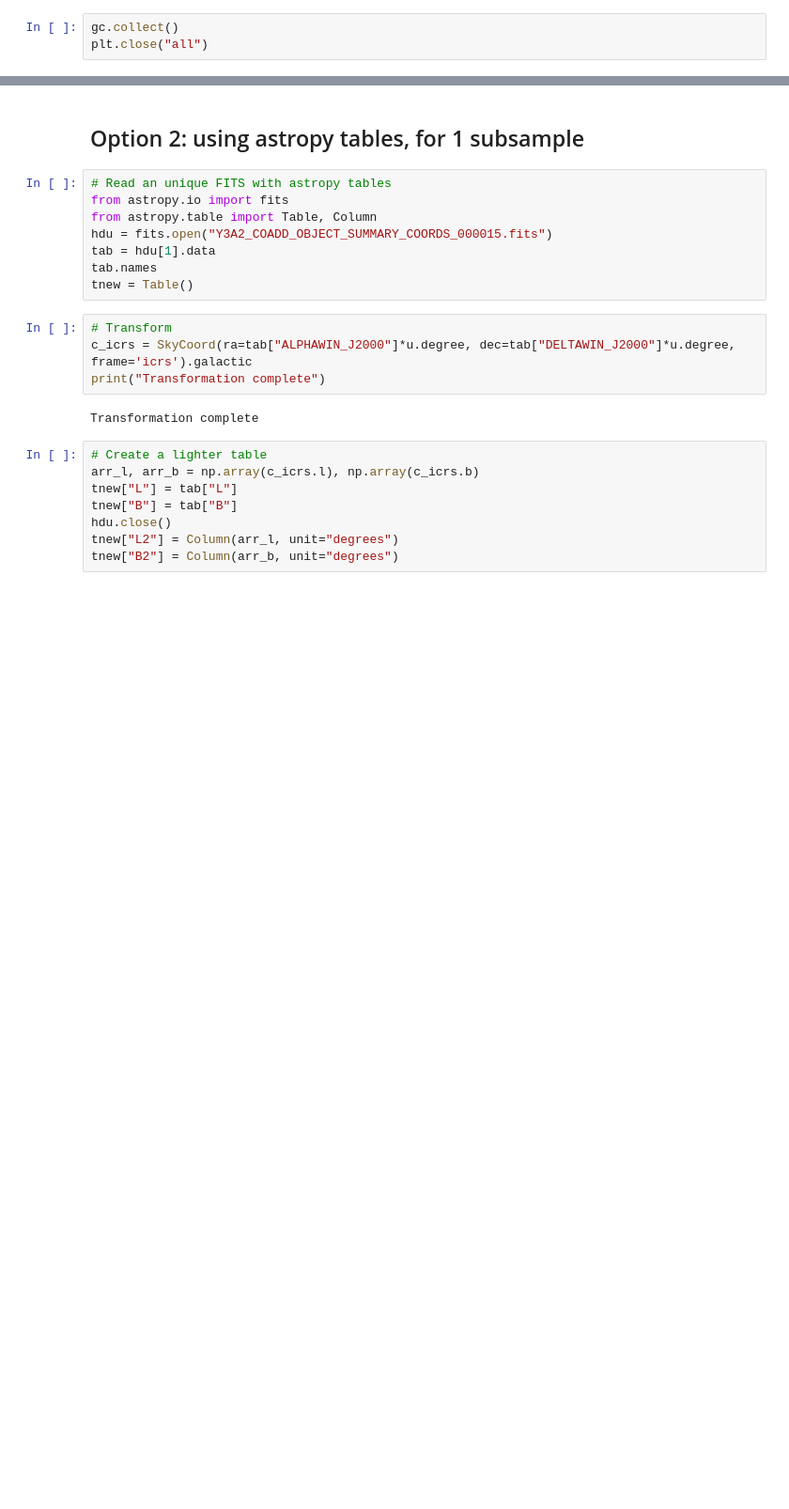
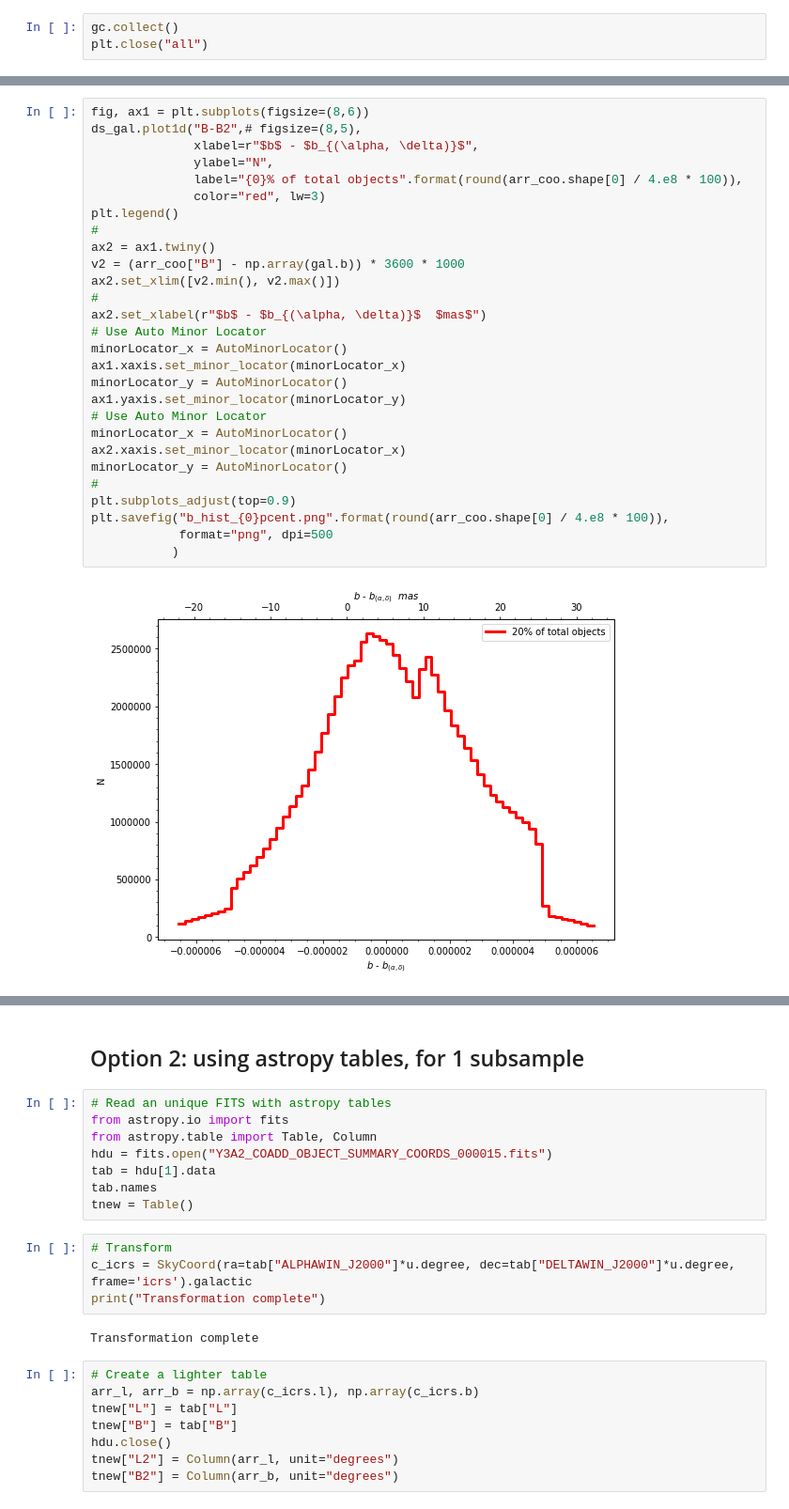
Before and after one commit to paztronomer/desdm_dr1_work, a Jupyter notebook: validation_eq2gal_coord.ipynb, the cells around one changed output, grey strips where cells are left out. Shown at 94% size. Cells and saved outputs as stored; diff of their text form; blank space fills up the shorter version.

```diff
--- a/validation_eq2gal_coord.ipynb
+++ b/validation_eq2gal_coord.ipynb
@@ -173,0 +229,30 @@ if True:
+# %%
+fig, ax1 = plt.subplots(figsize=(8,6))
+ds_gal.plot1d("B-B2",# figsize=(8,5),
+              xlabel=r"$b$ - $b_{(\alpha, \delta)}$",
+              ylabel="N",
+              label="{0}% of total objects".format(round(arr_coo.shape[0] / 4.e8 * 100)),
+              color="red", lw=3)
+plt.legend()
+#
+ax2 = ax1.twiny()
+v2 = (arr_coo["B"] - np.array(gal.b)) * 3600 * 1000
+ax2.set_xlim([v2.min(), v2.max()])
+#
+ax2.set_xlabel(r"$b$ - $b_{(\alpha, \delta)}$  $mas$")
+# Use Auto Minor Locator
+minorLocator_x = AutoMinorLocator()
+ax1.xaxis.set_minor_locator(minorLocator_x)
+minorLocator_y = AutoMinorLocator()
+ax1.yaxis.set_minor_locator(minorLocator_y)
+# Use Auto Minor Locator
+minorLocator_x = AutoMinorLocator()
+ax2.xaxis.set_minor_locator(minorLocator_x)
+minorLocator_y = AutoMinorLocator()
+#
+plt.subplots_adjust(top=0.9)
+plt.savefig("b_hist_{0}pcent.png".format(round(arr_coo.shape[0] / 4.e8 * 100)),
+            format="png", dpi=500
+           )
+# %% [output]
+[figure, added]
```
Also changed, not shown: parts of 34 cells of this notebook, 1 other file.
